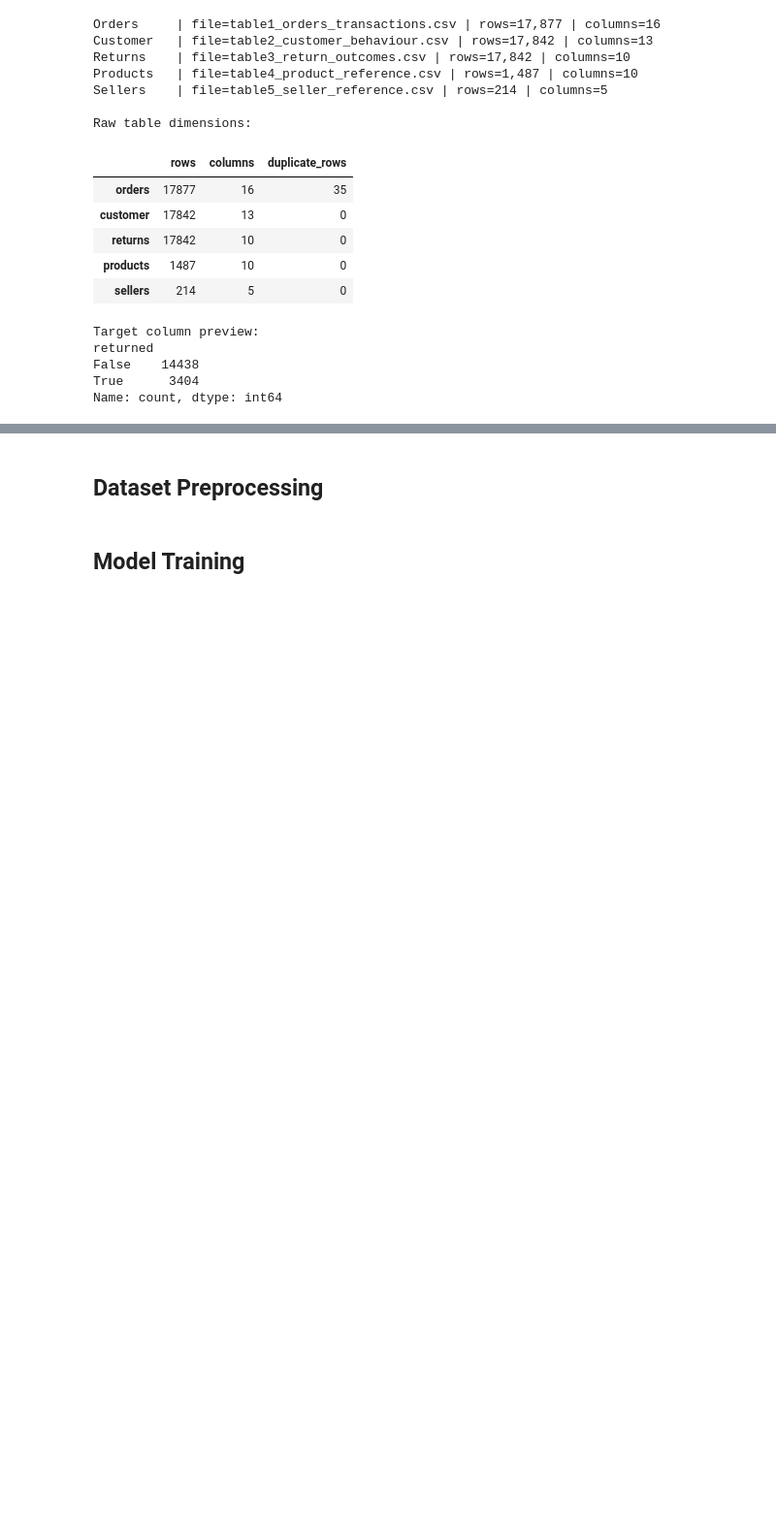
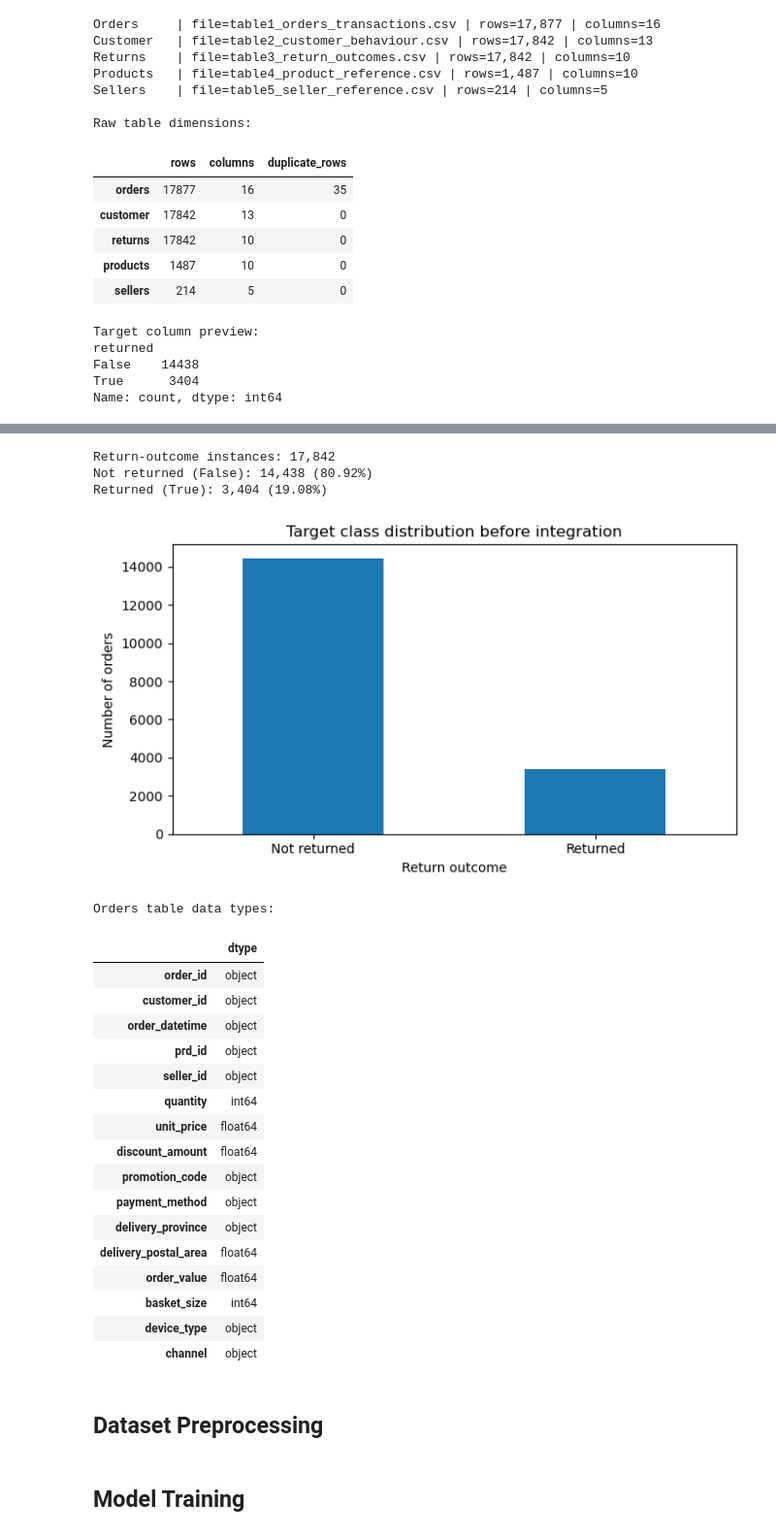
Before and after one commit to 26304242/STADIOalot-Capstone-Project, a Jupyter notebook: Final Model/SS3_PartB.ipynb, the cells around one changed output, grey strips where cells are left out. Shown at 97% size. Cells and saved outputs as stored; diff of their text form; code cells hidden in the pictures; blank space fills up the shorter version.

Commit message:
Data Exploration
Completed exploring the dataset's size, shape and classes.

```diff
--- a/Final Model/SS3_PartB.ipynb
+++ b/Final Model/SS3_PartB.ipynb
@@ -70,3 +76,45 @@ Name: count, dtype: int64
+# %%
+target_counts_raw = returns_raw["returned"].value_counts(dropna=False).rename(index={False: "Not returned (False)", True: "Returned (True)"})
+target_props_raw = returns_raw["returned"].value_counts(normalize=True, dropna=False)
+print(f"Return-outcome instances: {len(returns_raw):,}")
+for label, count in target_counts_raw.items():
+    print(f"{label}: {count:,} ({count / len(returns_raw):.2%})")
+
+fig, ax = plt.subplots(figsize=(7, 4))
+plot_counts = returns_raw["returned"].map({False: "Not returned", True: "Returned"}).value_counts()
+plot_counts.plot(kind="bar", ax=ax)
+ax.set_title("Target class distribution before integration")
+ax.set_xlabel("Return outcome")
+ax.set_ylabel("Number of orders")
+ax.tick_params(axis="x", rotation=0)
+plt.tight_layout()
+plt.show()
+
+print("\nOrders table data types:")
+display(orders_raw.dtypes.rename("dtype").to_frame())
+# %% [output]
+Return-outcome instances: 17,842
+Not returned (False): 14,438 (80.92%)
+Returned (True): 3,404 (19.08%)
+[figure, added]
+Orders table data types:
+|  | dtype |
+| order_id | object |
+| customer_id | object |
+| order_datetime | object |
+| prd_id | object |
+| seller_id | object |
+| quantity | int64 |
+| unit_price | float64 |
+| discount_amount | float64 |
+| promotion_code | object |
+| payment_method | object |
+| delivery_province | object |
+| delivery_postal_area | float64 |
+| order_value | float64 |
+| basket_size | int64 |
+| device_type | object |
+| channel | object |
 # %% [markdown]
 ## Dataset Preprocessing
 # %% [markdown]
```
Also changed, not shown: parts of 1 cell of this notebook.
